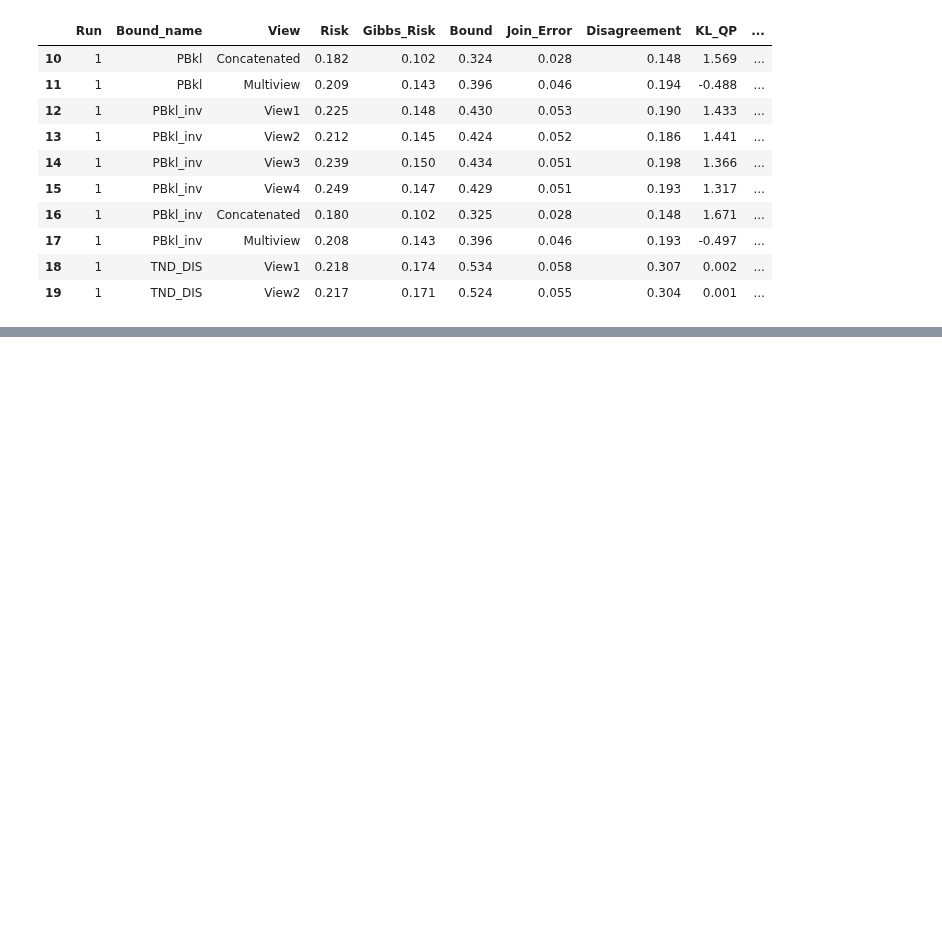
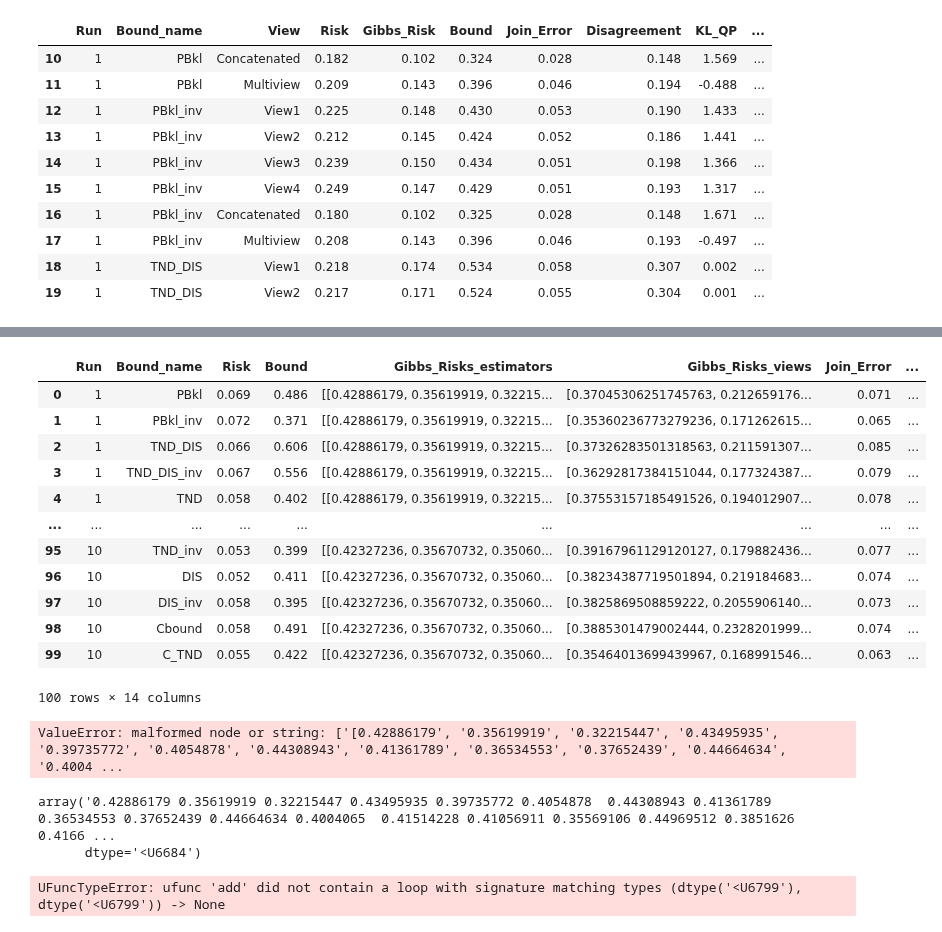
Before and after one commit to adidi24/Multi-View-Majority-Vote-Learning-Algorithms-Direct-Minimization-of-PAC-Bayesian-Bounds, a Jupyter notebook: plot.ipynb, the cells around one changed output, grey strips where cells are left out. Cells and saved outputs as stored; diff of their text form; code cells hidden in the pictures; blank space fills up the shorter version.

```diff
--- a/plot.ipynb
+++ b/plot.ipynb
@@ -82,0 +238,58 @@ df.iloc[10:20]
+# %%
+path = "~/Multi-View-Majority-Vote-Learning-Algorithms-Direct-Minimization-of-PAC-Bayesian-Bounds/results/Multiple-Features_4vs9_10runs_20labeled_0.5alpha_weak_learner_results.csv"
+df = pd.read_csv(path, sep=";")
+# %%
+df['Gibbs_Risks_estimators'] = df['Gibbs_Risks_estimators'].apply(lambda x: x.replace("[[", "[").replace("]]", "]").replace("'", "").replace("'", "").replace("\n", "").split(" "))
+df['Gibbs_Risks_estimators'] = df['Gibbs_Risks_estimators'].apply(lambda x: list(filter(None, x)))
+df
+# %% [output]
+|  | Run | Bound_name | Risk | Bound | Gibbs_Risks_estimators | Gibbs_Risks_views | Join_Error | ... |
+| 0 | 1 | PBkl | 0.069 | 0.486 | [[0.42886179, 0.35619919, 0.32215... | [0.37045306251745763, 0.212659176... | 0.071 | ... |
+| 1 | 1 | PBkl_inv | 0.072 | 0.371 | [[0.42886179, 0.35619919, 0.32215... | [0.35360236773279236, 0.171262615... | 0.065 | ... |
+| 2 | 1 | TND_DIS | 0.066 | 0.606 | [[0.42886179, 0.35619919, 0.32215... | [0.37326283501318563, 0.211591307... | 0.085 | ... |
+| 3 | 1 | TND_DIS_inv | 0.067 | 0.556 | [[0.42886179, 0.35619919, 0.32215... | [0.36292817384151044, 0.177324387... | 0.079 | ... |
+| 4 | 1 | TND | 0.058 | 0.402 | [[0.42886179, 0.35619919, 0.32215... | [0.37553157185491526, 0.194012907... | 0.078 | ... |
+| ... | ... | ... | ... | ... | ... | ... | ... | ... |
+| 95 | 10 | TND_inv | 0.053 | 0.399 | [[0.42327236, 0.35670732, 0.35060... | [0.39167961129120127, 0.179882436... | 0.077 | ... |
+| 96 | 10 | DIS | 0.052 | 0.411 | [[0.42327236, 0.35670732, 0.35060... | [0.38234387719501894, 0.219184683... | 0.074 | ... |
+| 97 | 10 | DIS_inv | 0.058 | 0.395 | [[0.42327236, 0.35670732, 0.35060... | [0.3825869508859222, 0.2055906140... | 0.073 | ... |
+| 98 | 10 | Cbound | 0.058 | 0.491 | [[0.42327236, 0.35670732, 0.35060... | [0.3885301479002444, 0.2328201999... | 0.074 | ... |
+| 99 | 10 | C_TND | 0.055 | 0.422 | [[0.42327236, 0.35670732, 0.35060... | [0.35464013699439967, 0.168991546... | 0.063 | ... |
+100 rows × 14 columns
+# %%
+list_cols = ['Gibbs_Risks_estimators', 'Posterior_rho', 'Posterior_Qv', 'Gibbs_Risks_views']
+for col in list_cols:
+    df[col] = df[col].apply(literal_eval)
+    # df[col] = df[col].apply(lambda x: np.array(x))
+# %% [output]
+ValueError: malformed node or string: ['[0.42886179', '0.35619919', '0.32215447', '0.43495935', '0.39735772', '0.4054878', '0.44308943', '0.41361789', '0.36534553', '0.37652439', '0.44664634', '0.4004 ...
+# %%
+np.array(df['Gibbs_Risks_estimators'].iloc[0])
+# %% [output]
+array('0.42886179 0.35619919 0.32215447 0.43495935 0.39735772 0.4054878  0.44308943 0.41361789 0.36534553 0.37652439 0.44664634 0.4004065  0.41514228 0.41056911 0.35569106 0.44969512 0.3851626  0.4166 ...
+      dtype='<U6684')
+# %%
+# Define custom aggregation functions
+def mean_of_lists(series):
+    # Transpose list of lists to calculate the mean of each element across all lists
+    transposed = np.array(series.tolist()).T
+    return [np.mean(sublist) for sublist in transposed]
+
+def mean_of_nested_lists(series):
+    # Flatten the nested lists and transpose to calculate the mean of each element in the sublists
+    flattened = [item for sublist in series for item in sublist]
+    transposed = np.array(flattened).reshape(-1, len(flattened)//len(series)).T
+    return [[np.mean(sublist) for sublist in transposed[i:i+len(series)]] for i in range(0, len(transposed), len(series))]
+
+# Group by the 'group' column and apply aggregation
+numeric_cols = df.select_dtypes(include=np.number).columns
+agg_dict = {'Gibbs_Risks_estimators': mean_of_lists,
+            'Posterior_rho': mean_of_lists,
+            'Posterior_Qv': mean_of_nested_lists,
+            'Gibbs_Risks_views': mean_of_nested_lists}
+agg_dict.update({col: 'mean' for col in numeric_cols if col not in agg_dict})
+grouped = df.groupby('Bound_name').agg(agg_dict)
+
+grouped
+# %% [output]
+UFuncTypeError: ufunc 'add' did not contain a loop with signature matching types (dtype('<U6799'), dtype('<U6799')) -> None
```
Also changed, not shown: parts of 9 cells of this notebook, 1 other file.
